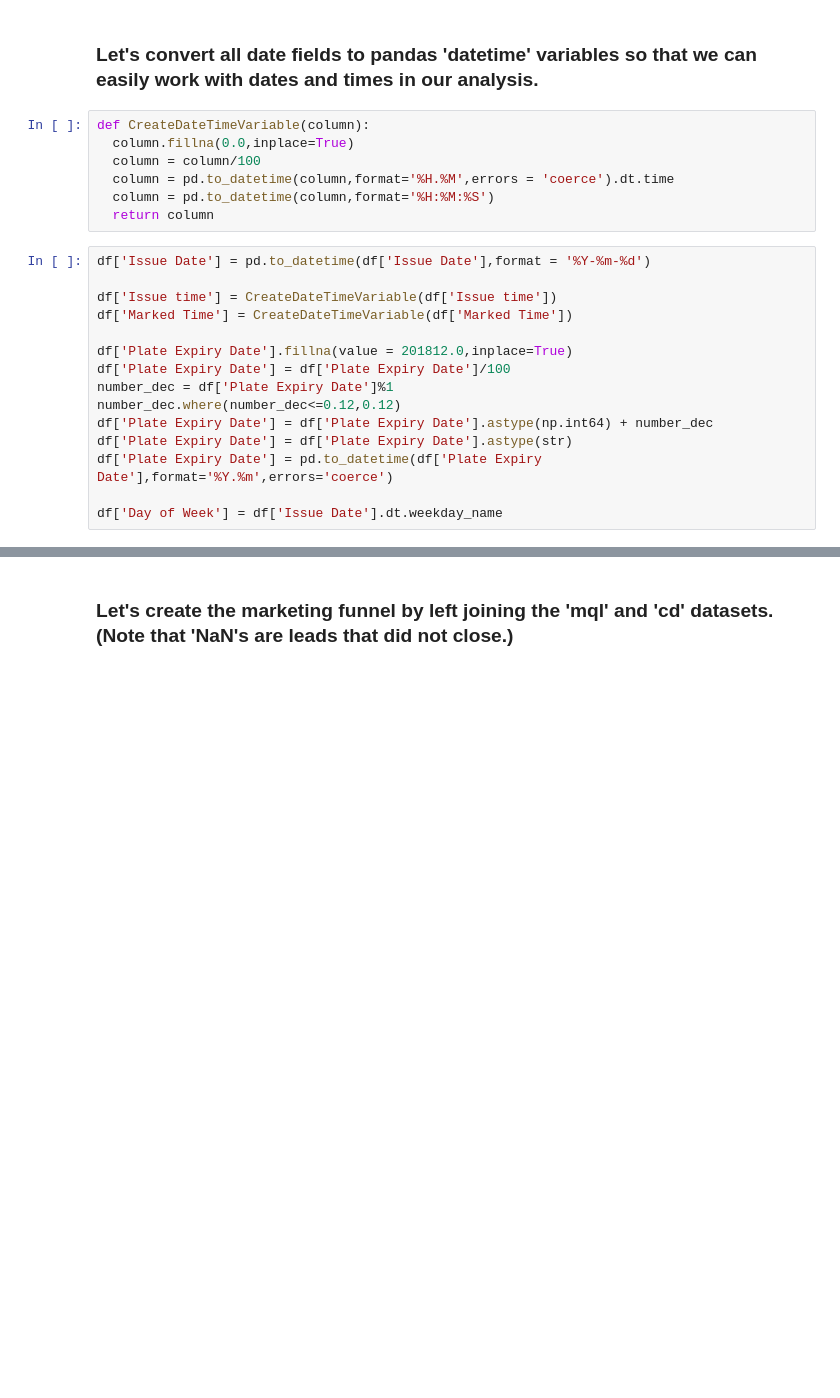
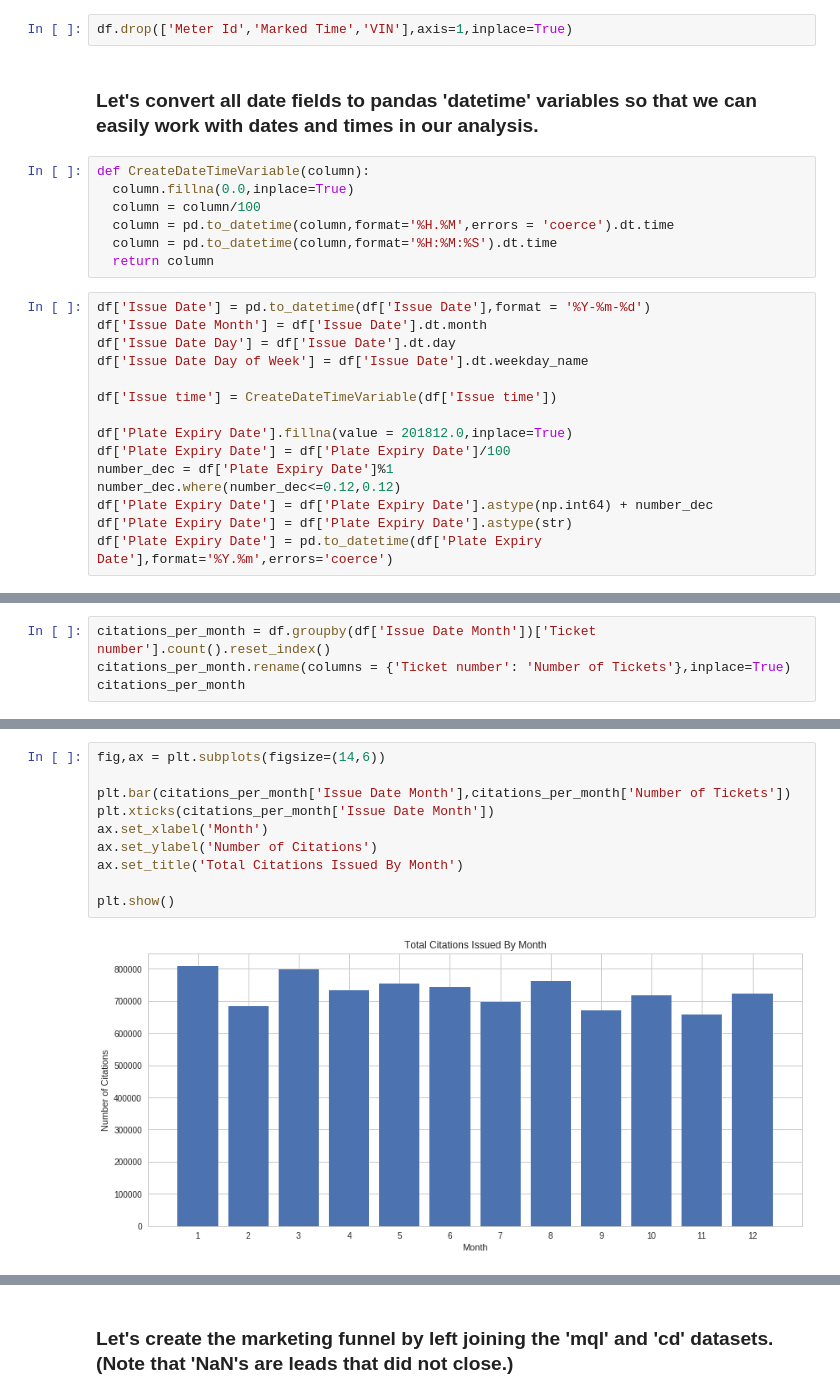
Before and after one commit to ROARMarketingConcepts/Data-Analysis-Projects, a Jupyter notebook: LA_Parking_Citation_Analysis.ipynb, the cells around one changed output, grey strips where cells are left out. Drawn from its saved outputs; the diff is of its cells as text; blank space fills up the shorter version.

```diff
--- a/LA_Parking_Citation_Analysis.ipynb
+++ b/LA_Parking_Citation_Analysis.ipynb
@@ -122,3 +154,5 @@ memory usage: 1.2+ GB
+# %%
+df.drop(['Meter Id','Marked Time','VIN'],axis=1,inplace=True)
 # %% [markdown]
 ### Let's convert all date fields to pandas 'datetime' variables so that we can easily work with dates and times in our analysis.
 # %%
@@ -126,13 +160,15 @@ def CreateDateTimeVariable(column):
   column.fillna(0.0,inplace=True)
   column = column/100
   column = pd.to_datetime(column,format='%H.%M',errors = 'coerce').dt.time
-  column = pd.to_datetime(column,format='%H:%M:%S')
+  column = pd.to_datetime(column,format='%H:%M:%S').dt.time
   return column
 # %%
 df['Issue Date'] = pd.to_datetime(df['Issue Date'],format = '%Y-%m-%d')
+df['Issue Date Month'] = df['Issue Date'].dt.month
+df['Issue Date Day'] = df['Issue Date'].dt.day
+df['Issue Date Day of Week'] = df['Issue Date'].dt.weekday_name
 
 df['Issue time'] = CreateDateTimeVariable(df['Issue time'])
-df['Marked Time'] = CreateDateTimeVariable(df['Marked Time'])
 
 df['Plate Expiry Date'].fillna(value = 201812.0,inplace=True)
 df['Plate Expiry Date'] = df['Plate Expiry Date']/100
@@ -141,5 +177,3 @@ number_dec.where(number_dec<=0.12,0.12)
 df['Plate Expiry Date'] = df['Plate Expiry Date'].astype(np.int64) + number_dec
 df['Plate Expiry Date'] = df['Plate Expiry Date'].astype(str)
 df['Plate Expiry Date'] = pd.to_datetime(df['Plate Expiry Date'],format='%Y.%m',errors='coerce')
-
-df['Day of Week'] = df['Issue Date'].dt.weekday_name
@@ -179,0 +180,4 @@ print(cd['seller_id'].nunique())
+# %%
+citations_per_month = df.groupby(df['Issue Date Month'])['Ticket number'].count().reset_index()
+citations_per_month.rename(columns = {'Ticket number': 'Number of Tickets'},inplace=True)
+citations_per_month
@@ -179,0 +200,12 @@ print(cd['seller_id'].nunique())
+# %%
+fig,ax = plt.subplots(figsize=(14,6))
+
+plt.bar(citations_per_month['Issue Date Month'],citations_per_month['Number of Tickets'])
+plt.xticks(citations_per_month['Issue Date Month'])
+ax.set_xlabel('Month')
+ax.set_ylabel('Number of Citations')
+ax.set_title('Total Citations Issued By Month')
+
+plt.show()
+# %% [output]
+[figure, added]
```
Also changed, not shown: parts of 15 cells of this notebook.
